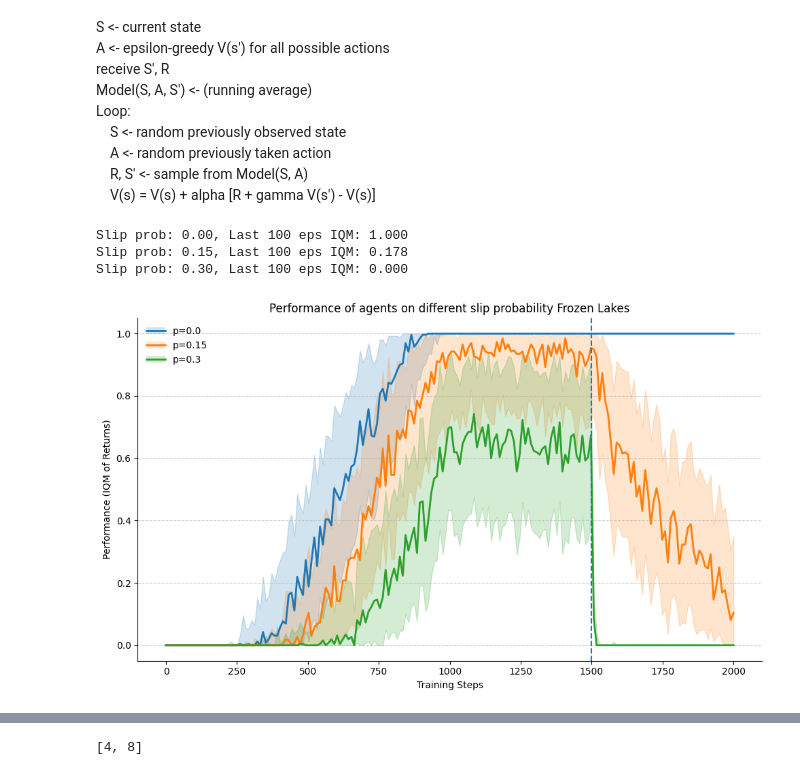
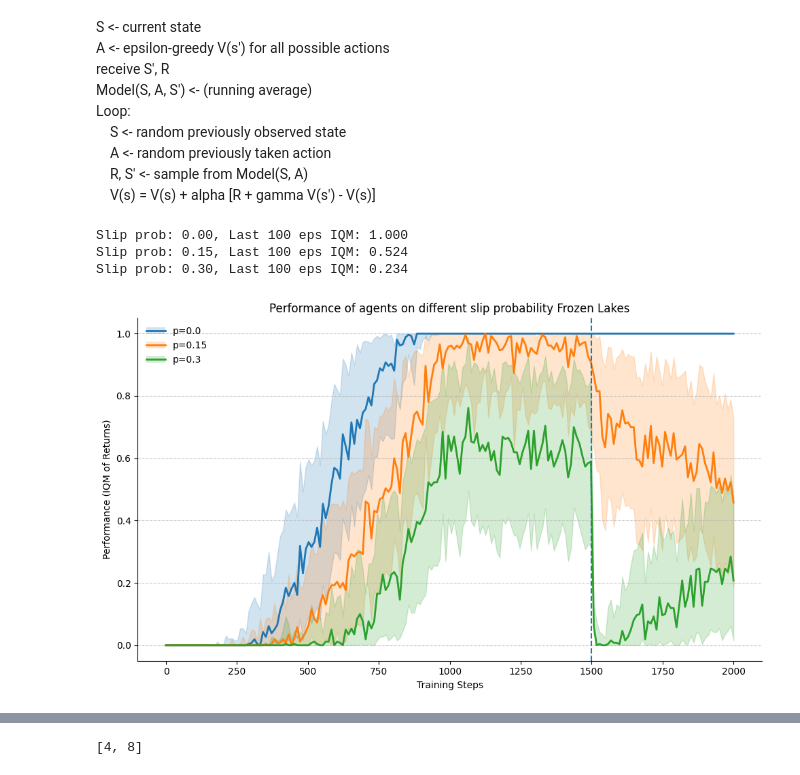
Before and after one commit to foty-hub/msc_thesis, a Jupyter notebook: notebooks/frozen_lake/frozen_lake_testing.ipynb, the cells around one changed output, grey strips where cells are left out. Cells and saved outputs as stored; diff of their text form; code cells hidden in the pictures.

```diff
--- a/notebooks/frozen_lake/frozen_lake_testing.ipynb
+++ b/notebooks/frozen_lake/frozen_lake_testing.ipynb
@@ -15,8 +12,0 @@ env = make_env(1, slip_prob=0.0)()
-# %%
-ACTION_MAP = {
-    'left': 0, 'down': 1, 'right': 2, 'up': 3
-}
-state, info = env.reset()
-# %%
-state, reward, terminated, truncated, info = env.step(ACTION_MAP['down'])
-state, reward, terminated, truncated, info = env.step(ACTION_MAP['down'])
@@ -45,19 +31,18 @@ def train_agent(
     epsilon_init: float = 1.0,
     rng: int = 42,
     lr: float = 0.1,
-    alpha: float = 0.1,
+    alpha: float = 0.2,
     start_cp: int = 1_500,
 ) -> tuple[DynaVAgent, list['Reward']]:
     # setup env
     env = make_env(seed=rng, slip_prob=slip_prob)()
-    state, info = env.reset()
 
     # setup agent
     params = AgentParams(
         learning_rate=lr, epsilon=epsilon_init, discount=0.99, rng=rng
     )
     predictor = PredictorSAConditioned(n_states=16, n_actions=4, alpha=alpha, n_calib=100)
-    # predictor = PredictorGlobal(alpha=alpha, n_calib=400)
+    # predictor = PredictorGlobal(alpha=alpha, n_calib=1600)
     agent = DynaVAgent(env, params, predictor)
 
     # train the agent
@@ -81,7 +66,7 @@ def train_agent(
             agent.observe(obs)
             state = state_next
 
-            # Perform planning to refine the value function
+            # By default there's no planning happen - it complicates things
             agent.plan()
 
             done = terminated or truncated
@@ -94,11 +79,11 @@ from joblib import Parallel, delayed
 from tqdm import tqdm
 
 # Define the function to be parallelized
-def run_single_experiment(slip_prob: float, seed: int, alpha: float = 1.0) -> tuple[DynaVAgent, list[float]]:
+def run_single_experiment(slip_prob: float, seed: int, alpha: float = 0.2, start_cp: float = 1_500) -> tuple[DynaVAgent, list[float]]:
     # This function should contain the logic for one run
     # Note: It's often better to instantiate the agent and env inside
     # the worker process to avoid pickling issues.
-    agent, exp_returns = train_agent(slip_prob=slip_prob, rng=seed, alpha=alpha)
+    agent, exp_returns = train_agent(slip_prob=slip_prob, rng=seed, alpha=alpha, start_cp=start_cp)
     return agent, exp_returns
 
 
@@ -107,9 +92,10 @@ n_runs = 50
 SLIP_PROBS = [0.0, 0.15, 0.3]
 all_returns = {sp: [] for sp in SLIP_PROBS}
 agents = {}
+cp_start_episode = 1_500
 for slip_prob in tqdm(all_returns):
     # print(f"Running experiments for slip_prob={slip_prob}...")
-    tasks = (delayed(run_single_experiment)(slip_prob, run, alpha=0.25) for run in range(n_runs))
+    tasks = (delayed(run_single_experiment)(slip_prob, run, alpha=0.2, start_cp=cp_start_episode) for run in range(n_runs))
 
     # Wrap the Parallel object, which is a generator of results
     results = Parallel(n_jobs=-1)(tasks)
@@ -129,34 +115,34 @@ for ix, slip_prob in enumerate(SLIP_PROBS):
     exp_returns = np.array(all_returns[slip_prob])
     stats = get_robust_perf_stats(exp_returns, n_bootstrap_samples=2000, pbar=True)
     handle, label = plot_robust_perf_curve(
         ax, stats, label=f"p={slip_prob}", color=f"C{ix}", smooth=10
     )
     legend_handles.append(handle)
     legend_labels.append(label)
 
     metrics[slip_prob] = stats['iqm'][-100:].mean()
 
 for slip_prob, asym_return in metrics.items():
     print(f'Slip prob: {slip_prob:.2f}, Last 100 eps IQM: {asym_return:0.3f}')
 
 
 despine(ax)
 ax.set_title("Performance of agents on different slip probability Frozen Lakes")
 ax.set_xlabel("Training Steps")
 ax.set_ylabel("Performance (IQM of Returns)")
 ax.legend(
     legend_handles,
     legend_labels,
     handler_map={tuple: HandlerTuple(ndivide=1, pad=0)},
     frameon=False,
     loc="best",
 )
 ax.grid(axis="y", linestyle="--", alpha=0.7)
-plt.axvline(x=1_500, linestyle='--')
+plt.axvline(x=cp_start_episode, linestyle='--')
 plt.tight_layout()
 plt.show()
 # %% [output]
 Slip prob: 0.00, Last 100 eps IQM: 1.000
-Slip prob: 0.15, Last 100 eps IQM: 0.178
-Slip prob: 0.30, Last 100 eps IQM: 0.000
+Slip prob: 0.15, Last 100 eps IQM: 0.524
+Slip prob: 0.30, Last 100 eps IQM: 0.234
-[figure, old version]
+[figure, new version]
```
Also changed, not shown: parts of 5 cells of this notebook.
